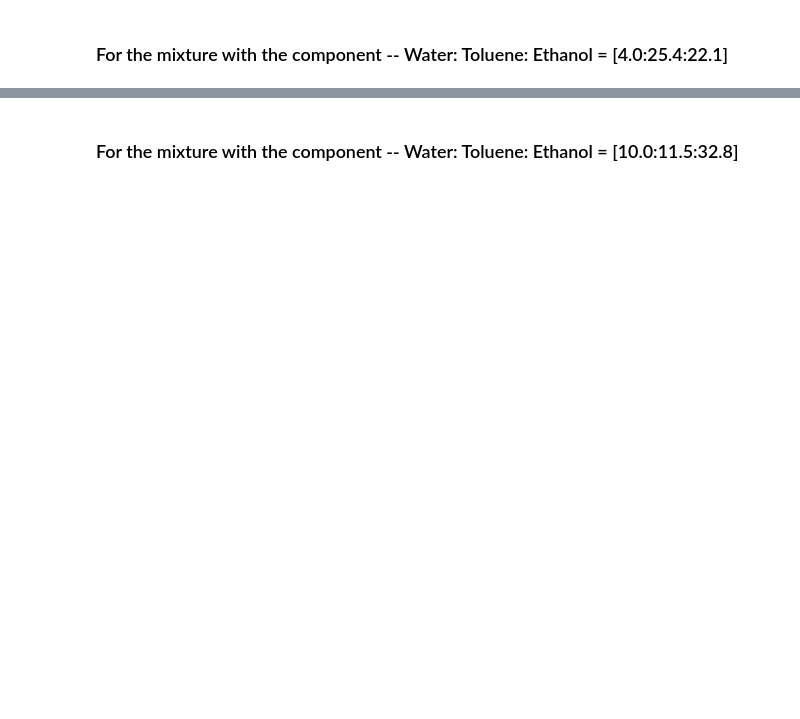
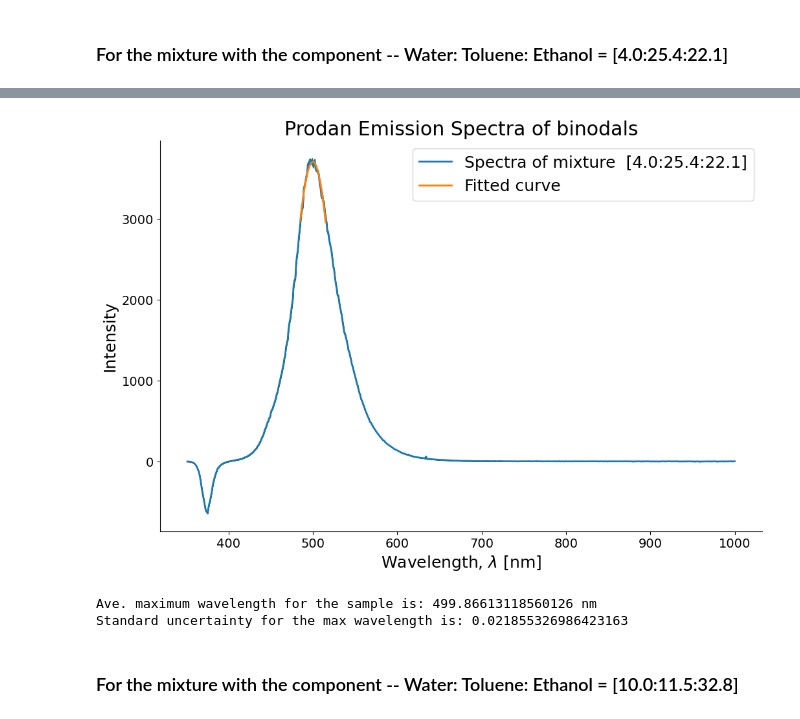
Before and after one commit to notmuchgeek/MS_2.2_TPDE, a Jupyter notebook: curve_fit_binodal_2.0.ipynb, the cells around one changed output, grey strips where cells are left out. Drawn from its saved outputs; the diff is of its cells as text; code cells hidden in the pictures; blank space fills up the shorter version.

```diff
--- a/curve_fit_binodal_2.0.ipynb
+++ b/curve_fit_binodal_2.0.ipynb
@@ -326,3 +286,32 @@ Standard deviation for the max wavelength is: 0.011503510882230708
+# %%
+initGuess01 = [-0.5,-500,1800]
+
+C_fit01 = yld_curve_fit_Y(para_curve,fit_ave_wv_sample01,fit_ave_inten_sample01,initGuess01)
+f1_sample01 = C_fit01[0]
+max_wav_sample01 = C_fit01[1]
+cov_matrix_01 = C_fit01[2]
+wav_uncertain_01 = cov_matrix_01[1][1]
+
+fig1 = plt.figure(facecolor='white')
+ax1 = plt.axes(frameon=True)
+ax1.spines['right'].set_visible(False)
+ax1.spines['top'].set_visible(False)
+
+plt.plot(ave_wv_sample01,ave_inten_sample01,marker = '',linestyle = '-',label = 'Spectra of mixture  [4.0:25.4:22.1]')
+plt.plot(fit_ave_wv_sample01,f1_sample01,label = 'Fitted curve')
+plt.fill_between(ave_wv_sample01, np.array(ave_inten_sample01)-np.array(std_inten_sample01),np.array(ave_inten_sample01)+np.array(std_inten_sample01), alpha=1, color = 'green')
+plt.legend(loc = 'best')
+plt.title('Prodan Emission Spectra of binodals')
+plt.xlabel('Wavelength, $\lambda$ [nm]')
+plt.ylabel('Intensity')
+plt.show()
+
+print('Ave. maximum wavelength for the sample is:',max_wav_sample01,'nm')
+print('Standard uncertainty for the max wavelength is:',wav_uncertain_01)
+# %% [output]
+[figure, added]
+Ave. maximum wavelength for the sample is: 499.86613118560126 nm
+Standard uncertainty for the max wavelength is: 0.021855326986423163
 # %% [markdown]
 ### For the mixture with the component -- Water: Toluene: Ethanol = [10.0:11.5:32.8]
 # %%
```
Also changed, not shown: parts of 28 cells of this notebook, 2 other files.
